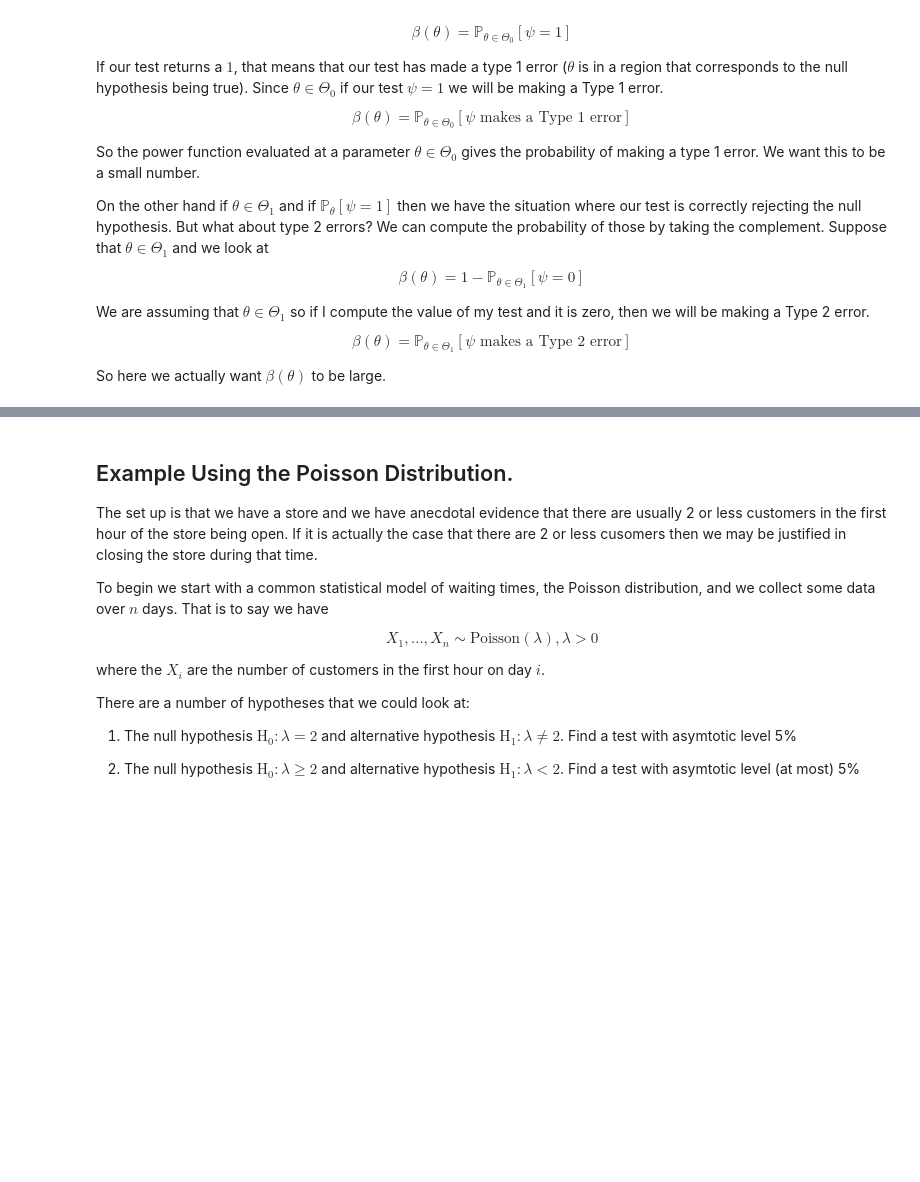
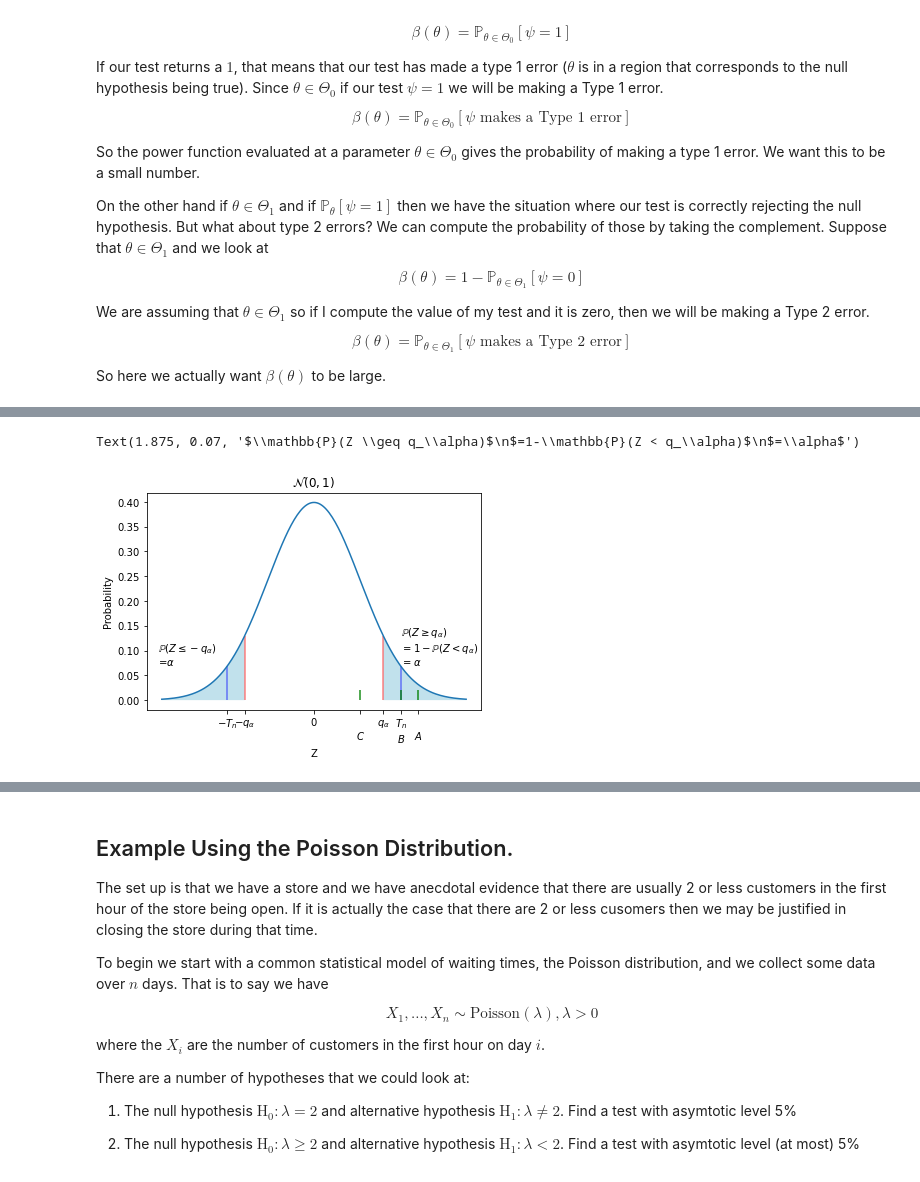
Before and after one commit to grtyvr/18.6501_notes, a Jupyter notebook: Hypothesis Tests.ipynb, the cells around one changed output, grey strips where cells are left out. Cells and saved outputs as stored; diff of their text form; code cells hidden in the pictures; blank space fills up the shorter version.

```diff
--- a/Hypothesis Tests.ipynb
+++ b/Hypothesis Tests.ipynb
@@ -312,0 +364,44 @@ $$\mathit{T}_n \gt $$
+# %%
+# Create an array of points to use as the x-coordinates for plotting the normal distribution
+from scipy.stats import norm
+x_min = norm.ppf(0.0005) # we will plot 99.99 % of the normal curve.
+x_max = norm.ppf(0.9995)
+x = np.linspace(x_min, x_max, 201)
+
+# create a figure and an axes
+fig, ax = plt.subplots()
+
+# plot our normal function.
+ax.plot(x, norm.pdf(x), label='Normal Distribution\n scipy.stats.norm.pdf(x)')
+
+# define some points we want to highligt
+q_alpha = 1.5
+C = 1
+T_n = 1.25 * q_alpha
+B = T_n
+A = 1.5 * q_alpha
+# label the ticks we want to highlight
+xTicks = [-T_n, -q_alpha, 0, C, q_alpha,T_n, A]
+ax.set_xticks(xTicks)
+ax.set_xticklabels(["$-T_n$", "$-q_\\alpha$", "0", "\n$C$", "$q_\\alpha$", "$T_n$\n$B$", "\n$A$"])
+
+# draw lines at the highlighted points.
+ax.vlines(x=[-q_alpha, q_alpha], ymin=[0, 0], ymax=[norm.pdf(-q_alpha), norm.pdf(q_alpha)], color='red', alpha=0.5)
+ax.vlines(x=[-T_n, T_n], ymin=[0, 0], ymax=[norm.pdf(-T_n), norm.pdf(T_n)], color='blue', alpha=0.5)
+ax.vlines(x=[C, B, A], ymin=[0,0,0], ymax=[.02,.02,.02], color='green', alpha=0.9)
+
+# add axis labels, title and legend
+ax.set_xlabel('Z')
+ax.set_ylabel('Probability')
+ax.set_title('$\mathcal{N}(0,1)$')
+
+x_left=np.linspace(x_min,-q_alpha,201)
+x_right=np.linspace(q_alpha,x_max,201)
+ax.fill_between(x_left, norm.pdf(x_left), alpha=0.75, facecolor='lightblue')
+ax.fill_between(x_right, norm.pdf(x_right), alpha=0.75, facecolor='lightblue')
+ax.annotate("$\mathbb{P}(Z \leq -q_\\alpha)$\n=$\\alpha$",(-1.8*B,0.07), (-1.8*B,.07))
+ax.annotate("$\mathbb{P}(Z \geq q_\\alpha)$\n$=1-\mathbb{P}(Z < q_\\alpha)$\n$=\\alpha$",(B,0.07), (B,.07))
+#ax.legend()
+# %% [output]
+Text(1.875, 0.07, '$\\mathbb{P}(Z \\geq q_\\alpha)$\n$=1-\\mathbb{P}(Z < q_\\alpha)$\n$=\\alpha$')
+[figure, added]
```
Also changed, not shown: parts of 15 cells of this notebook, 7 other files.
